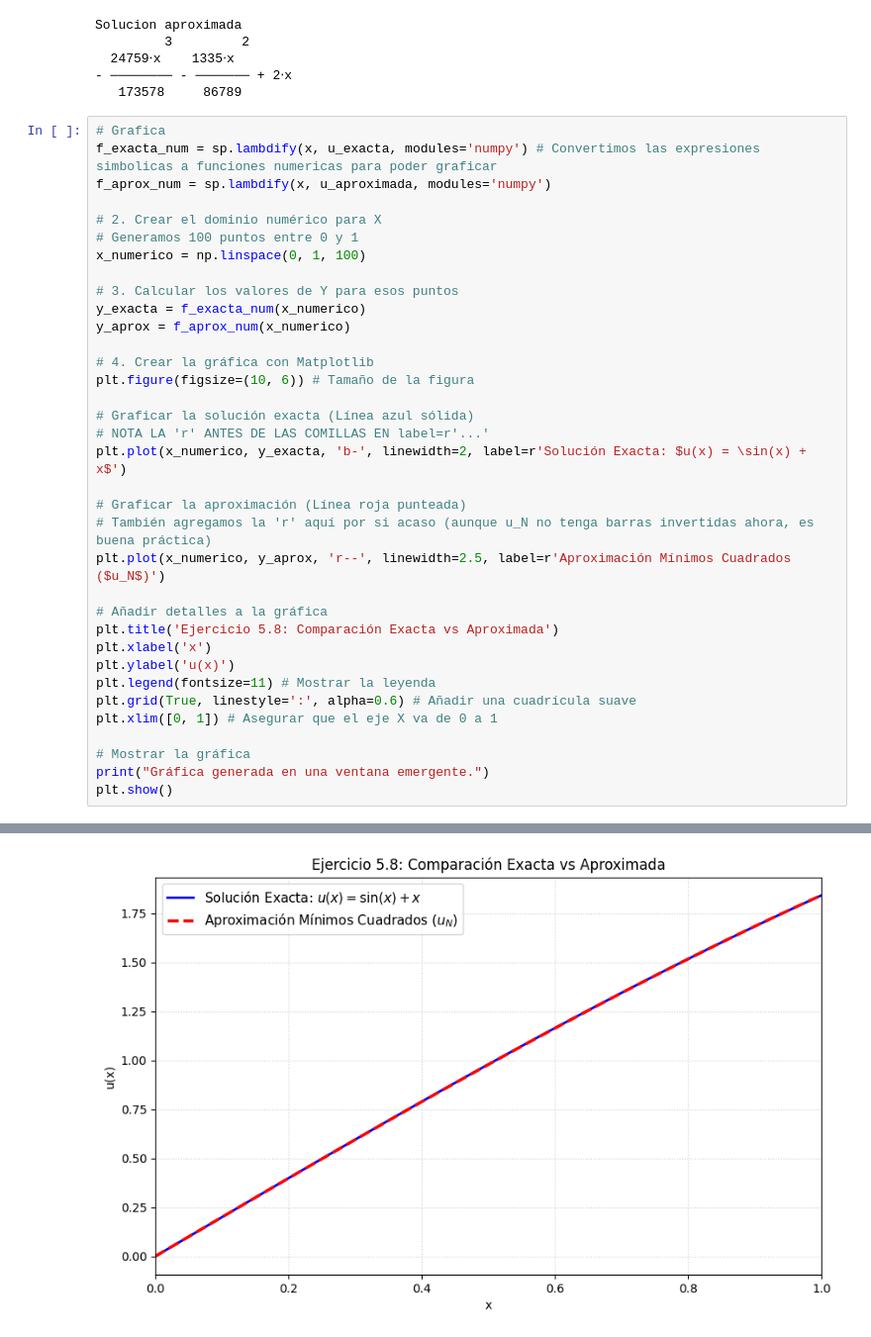
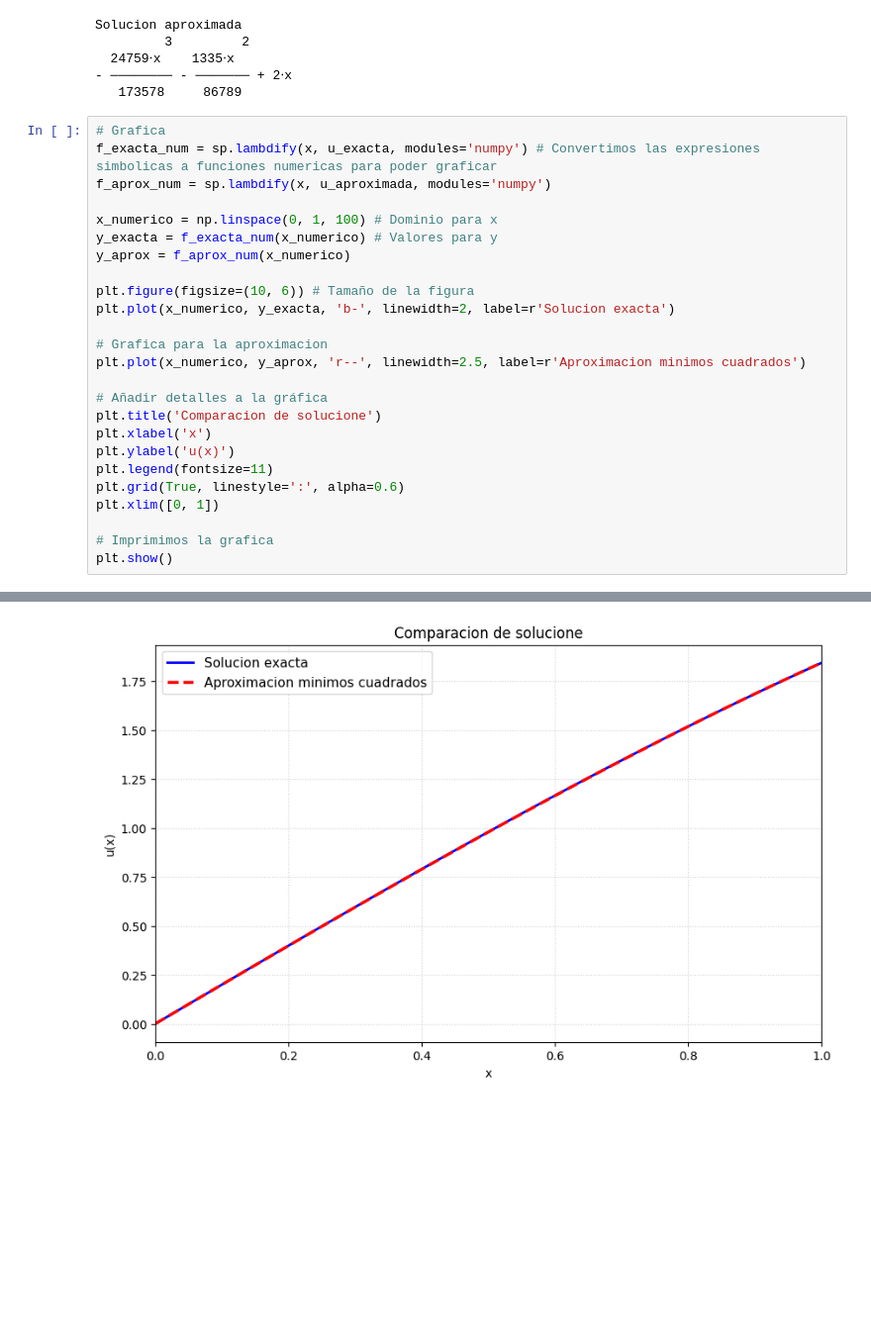
Before and after one commit to Ximenaloranca/Investigaci-n-de-operaciones, a Jupyter notebook: Metodo_de_minimos_cuadrados.ipynb, the cells around one changed output, grey strips where cells are left out. Shown: that part at 99% size. Drawn from its saved outputs; the diff is of its cells as text; blank space fills up the shorter version.

```diff
--- a/Metodo_de_minimos_cuadrados.ipynb
+++ b/Metodo_de_minimos_cuadrados.ipynb
@@ -65,34 +65,24 @@ Solucion aproximada
 f_exacta_num = sp.lambdify(x, u_exacta, modules='numpy') # Convertimos las expresiones simbolicas a funciones numericas para poder graficar
 f_aprox_num = sp.lambdify(x, u_aproximada, modules='numpy')
 
-# 2. Crear el dominio numérico para X
-# Generamos 100 puntos entre 0 y 1
-x_numerico = np.linspace(0, 1, 100)
-
-# 3. Calcular los valores de Y para esos puntos
-y_exacta = f_exacta_num(x_numerico)
+x_numerico = np.linspace(0, 1, 100) # Dominio para x
+y_exacta = f_exacta_num(x_numerico) # Valores para y
 y_aprox = f_aprox_num(x_numerico)
 
-# 4. Crear la gráfica con Matplotlib
 plt.figure(figsize=(10, 6)) # Tamaño de la figura
+plt.plot(x_numerico, y_exacta, 'b-', linewidth=2, label=r'Solucion exacta')
 
-# Graficar la solución exacta (Línea azul sólida)
-# NOTA LA 'r' ANTES DE LAS COMILLAS EN label=r'...'
-plt.plot(x_numerico, y_exacta, 'b-', linewidth=2, label=r'Solución Exacta: $u(x) = \sin(x) + x$')
-
-# Graficar la aproximación (Línea roja punteada)
-# También agregamos la 'r' aquí por si acaso (aunque u_N no tenga barras invertidas ahora, es buena práctica)
-plt.plot(x_numerico, y_aprox, 'r--', linewidth=2.5, label=r'Aproximación Mínimos Cuadrados ($u_N$)')
+# Grafica para la aproximacion
+plt.plot(x_numerico, y_aprox, 'r--', linewidth=2.5, label=r'Aproximacion minimos cuadrados')
 
 # Añadir detalles a la gráfica
-plt.title('Ejercicio 5.8: Comparación Exacta vs Aproximada')
+plt.title('Comparacion de solucione')
 plt.xlabel('x')
 plt.ylabel('u(x)')
-plt.legend(fontsize=11) # Mostrar la leyenda
-plt.grid(True, linestyle=':', alpha=0.6) # Añadir una cuadrícula suave
-plt.xlim([0, 1]) # Asegurar que el eje X va de 0 a 1
+plt.legend(fontsize=11)
+plt.grid(True, linestyle=':', alpha=0.6)
+plt.xlim([0, 1])
 
-# Mostrar la gráfica
-print("Gráfica generada en una ventana emergente.")
+# Imprimimos la grafica
 plt.show()
 # %% [output]
@@ -100 +89 @@ Gráfica generada en una ventana emergente.
-[figure, old version]
+[figure, new version]
```
Also changed, not shown: parts of 2 cells of this notebook.
